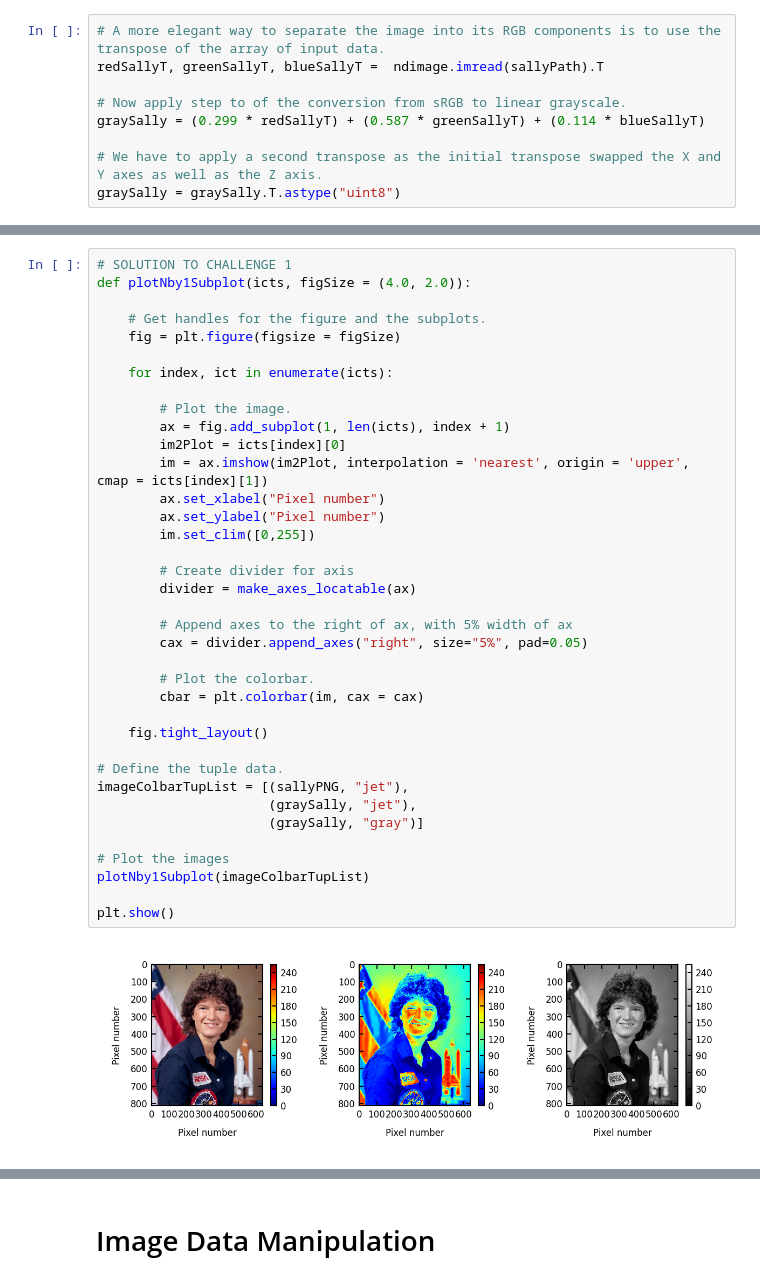
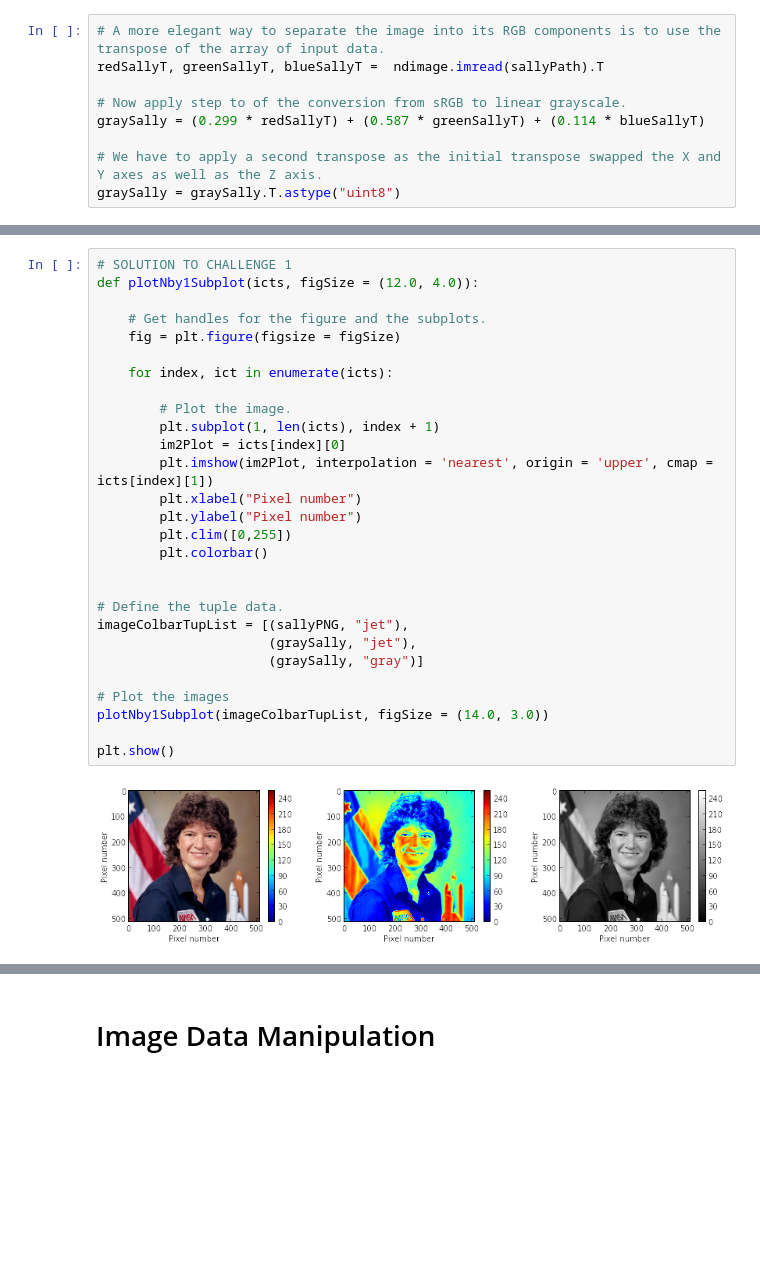
Before and after one commit to swcarpentry/DEPRECATED-bc, a Jupyter notebook: intermediate/python/SoftwareCarpentryDev_MRD_WithSolutions.ipynb, the cells around one changed output, grey strips where cells are left out. Saved outputs shown, nothing was run; the diff lists cells and outputs as text; blank space fills up the shorter version.

```diff
--- a/intermediate/python/SoftwareCarpentryDev_MRD_WithSolutions.ipynb
+++ b/intermediate/python/SoftwareCarpentryDev_MRD_WithSolutions.ipynb
@@ -332,43 +114,34 @@ Now we can see that the `colorbar` scales sensibly with the image.  However, we
 1.  Use the same `plotNby1Subplot` function and the correct colour-maps to display the R, G and B components of `sallyPNG`.
 # %%
 # SOLUTION TO CHALLENGE 1
-def plotNby1Subplot(icts, figSize = (4.0, 2.0)):
+def plotNby1Subplot(icts, figSize = (12.0, 4.0)):
 
     # Get handles for the figure and the subplots.
     fig = plt.figure(figsize = figSize)
 
     for index, ict in enumerate(icts):
 
         # Plot the image.
-        ax = fig.add_subplot(1, len(icts), index + 1)
+        plt.subplot(1, len(icts), index + 1)
         im2Plot = icts[index][0]
-        im = ax.imshow(im2Plot, interpolation = 'nearest', origin = 'upper', cmap = icts[index][1])
-        ax.set_xlabel("Pixel number")
-        ax.set_ylabel("Pixel number")
-        im.set_clim([0,255])
+        plt.imshow(im2Plot, interpolation = 'nearest', origin = 'upper', cmap = icts[index][1])
+        plt.xlabel("Pixel number")
+        plt.ylabel("Pixel number")
+        plt.clim([0,255])
+        plt.colorbar()
 
-        # Create divider for axis
-        divider = make_axes_locatable(ax)
-
-        # Append axes to the right of ax, with 5% width of ax
-        cax = divider.append_axes("right", size="5%", pad=0.05)
-
-        # Plot the colorbar.
-        cbar = plt.colorbar(im, cax = cax)
-
-    fig.tight_layout()
 
 # Define the tuple data.
 imageColbarTupList = [(sallyPNG, "jet"),
                       (graySally, "jet"),
                       (graySally, "gray")]
 
 # Plot the images
-plotNby1Subplot(imageColbarTupList)
+plotNby1Subplot(imageColbarTupList, figSize = (14.0, 3.0))
 
 plt.show()
 # %% [output]
-[figure, old version]
+[figure, new version]
 # %%
 # SOLUTION TO CHALLENGE 2
 
```
Also changed, not shown: parts of 14 cells of this notebook.
